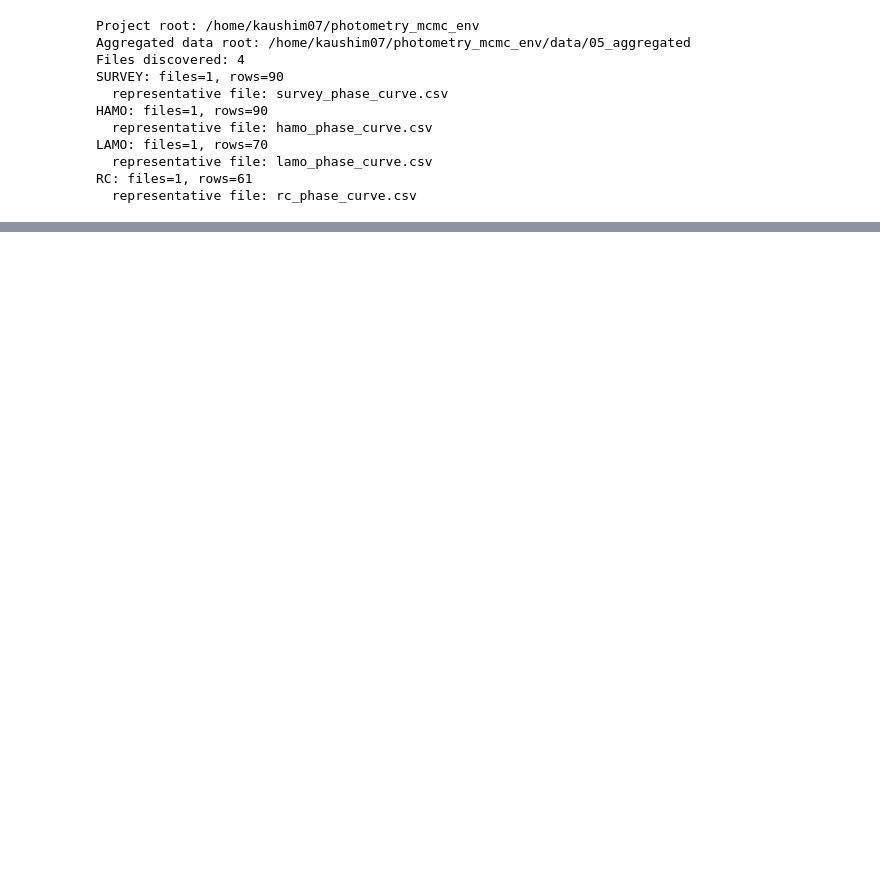
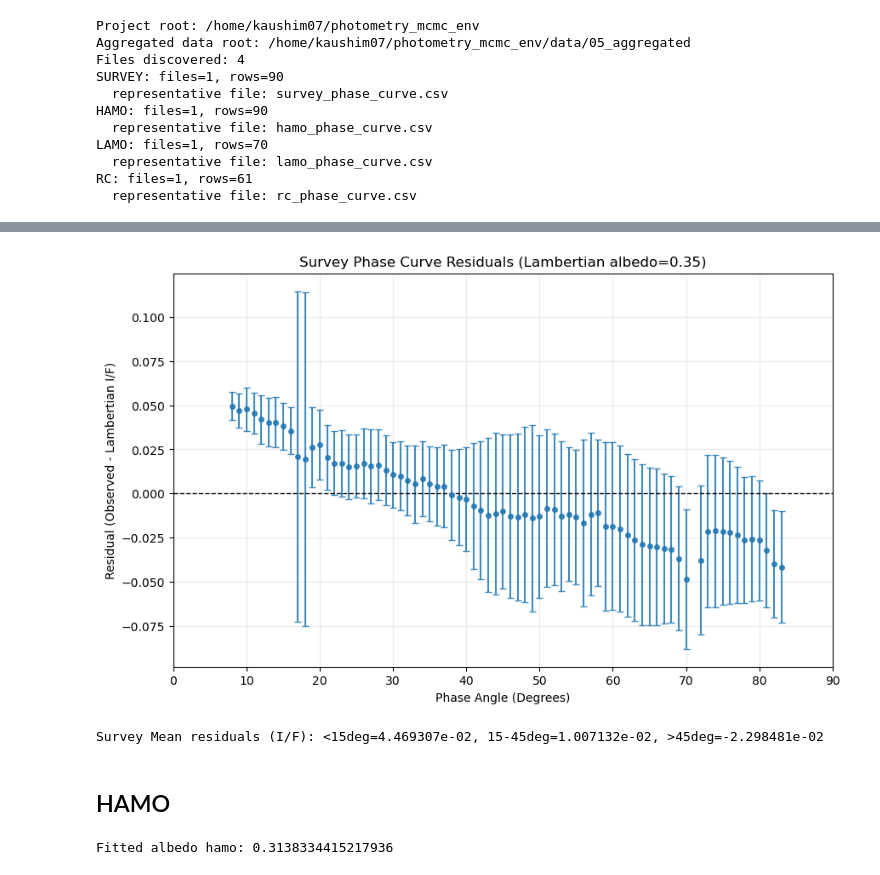
Before and after one commit to kaushikmastro/PhotometryPipeline, a Jupyter notebook: notebooks/Lambertian_baseline_fit.ipynb, the cells around one changed output, grey strips where cells are left out. Cells and saved outputs as stored; diff of their text form; code cells hidden in the pictures; blank space fills up the shorter version.

```diff
--- a/notebooks/Lambertian_baseline_fit.ipynb
+++ b/notebooks/Lambertian_baseline_fit.ipynb
@@ -151,0 +261,72 @@ NameError: name 'predicted' is not defined
+# %%
+
+
+survey_mu0 = np.cos(survey_mean_incidence_rad)
+
+# Lambertian predicted I/F = albedo * mu0 / pi
+survey_pred_lambert = survey_fitted_albedo * survey_mu0 / np.pi
+survey_observed = df_survey['median_iof'].to_numpy(dtype=float) # Convert to numpy array
+survey_residuals = survey_observed - survey_pred_lambert
+
+
+# Uncertainty estimate from IQR -> sigma ~= IQR / 1.35
+survey_iqr = df_survey['iof_q75'].to_numpy(dtype=float) - df_survey['iof_q25'].to_numpy(dtype=float)
+survey_sigma = survey_iqr / 1.35
+
+# Plot residuals vs phase with symmetric error bars using sigma
+survey_x = df_survey['phase_bin_deg'].to_numpy(dtype=float)
+survey_order = np.argsort(survey_x)
+survey_x_sorted = survey_x[survey_order]
+survey_res_sorted = survey_residuals[survey_order]
+survey_yerr = survey_sigma[survey_order]
+
+fig, ax = plt.subplots(figsize=(10,6))
+ax.errorbar(survey_x_sorted, survey_res_sorted, yerr=survey_yerr, fmt='o', markersize=4, capsize=3, alpha=0.85)
+ax.axhline(0.0, color='k', linestyle='--', linewidth=1)
+ax.set_xlim(0, 90)
+ax.set_xlabel('Phase Angle (Degrees)')
+ax.set_ylabel('Residual (Observed - Lambertian I/F)')
+ax.set_title('Survey Phase Curve Residuals (Lambertian albedo={:.2f})'.format(survey_fitted_albedo))
+ax.grid(True, alpha=0.25)
+plt.show()
+
+# Compute mean residuals in three phase ranges
+
+survey_mask1 = survey_x_sorted < 15
+survey_mask2 = (survey_x_sorted >= 15) & (survey_x_sorted <= 45)
+survey_mask3 = survey_x_sorted > 45
+survey_mean1 = np.mean(survey_res_sorted[survey_mask1]) if np.any(survey_mask1) else np.nan
+survey_mean2 = np.mean(survey_res_sorted[survey_mask2]) if np.any(survey_mask2) else np.nan
+survey_mean3 = np.mean(survey_res_sorted[survey_mask3]) if np.any(survey_mask3) else np.nan
+print(f"Survey Mean residuals (I/F): <15deg={survey_mean1:.6e}, 15-45deg={survey_mean2:.6e}, >45deg={survey_mean3:.6e}")
+# %% [output]
+[figure, added]
+Survey Mean residuals (I/F): <15deg=4.469307e-02, 15-45deg=1.007132e-02, >45deg=-2.298481e-02
+# %% [markdown]
+## HAMO
+# %%
+df_hamo = df_hamo[df_hamo['median_iof'] > 0.01].dropna()
+
+hamo_mean_incidence_rad = df_hamo["mean_incidence"].to_numpy(dtype=float) * (np.pi / 180.0) # Convert degrees to radians
+hamo_mean_emission_rad = df_hamo["mean_emission"].to_numpy(dtype=float) * (np.pi / 180.0) # Convert degrees to radians
+hamo_mean_phase_rad = df_hamo["mean_phase"].to_numpy(dtype=float) * (np.pi / 180.0)     # Convert degrees to radians
+
+hamo_geometry_batch = GeometryBatch(
+    incidence=hamo_mean_incidence_rad,
+    emission=hamo_mean_emission_rad,
+    phase=hamo_mean_phase_rad,
+)
+
+
+hamo_observed = df_hamo["median_iof"].to_numpy(dtype=float)
+
+hamo_fit_result = fitter.fit(model, hamo_geometry_batch, hamo_observed)
+
+hamo_fitted_albedo = hamo_fit_result.fitted_parameters["albedo"]
+
+print("Fitted albedo hamo:", hamo_fitted_albedo)
+
+model.parameters.update(hamo_fit_result.fitted_parameters)
+hamo_predicted = np.asarray(model.reflectance(hamo_geometry_batch), dtype=float)
+# %% [output]
+Fitted albedo hamo: 0.3138334415217936
```
Also changed, not shown: parts of 18 cells of this notebook.
